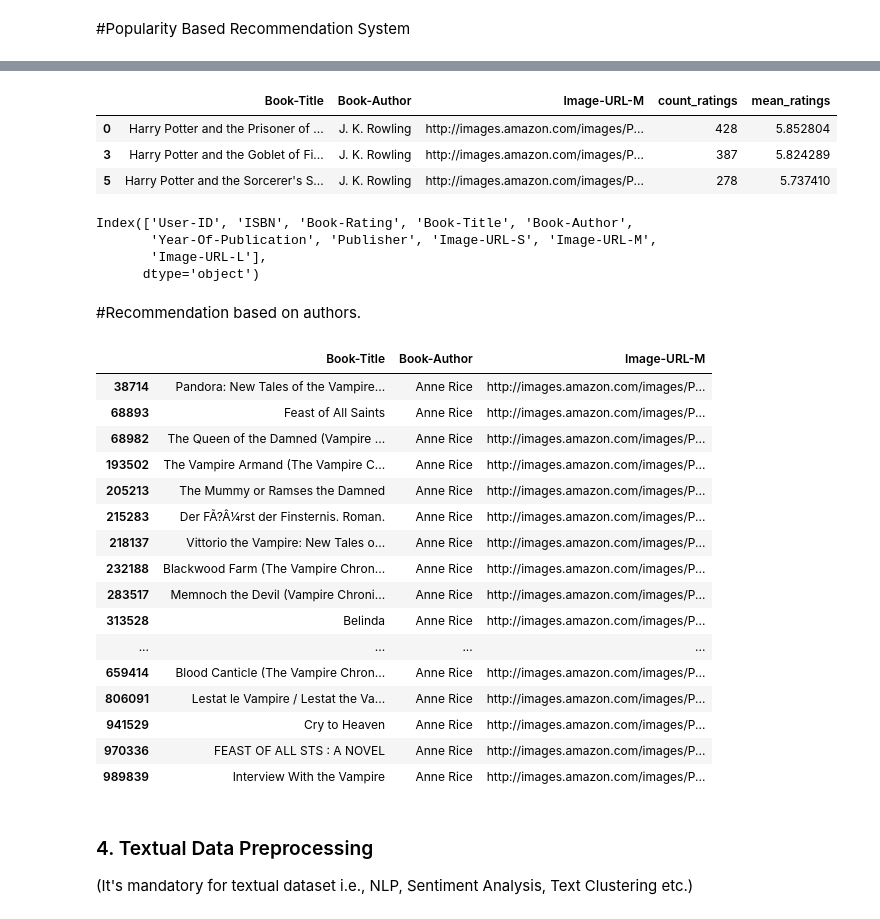
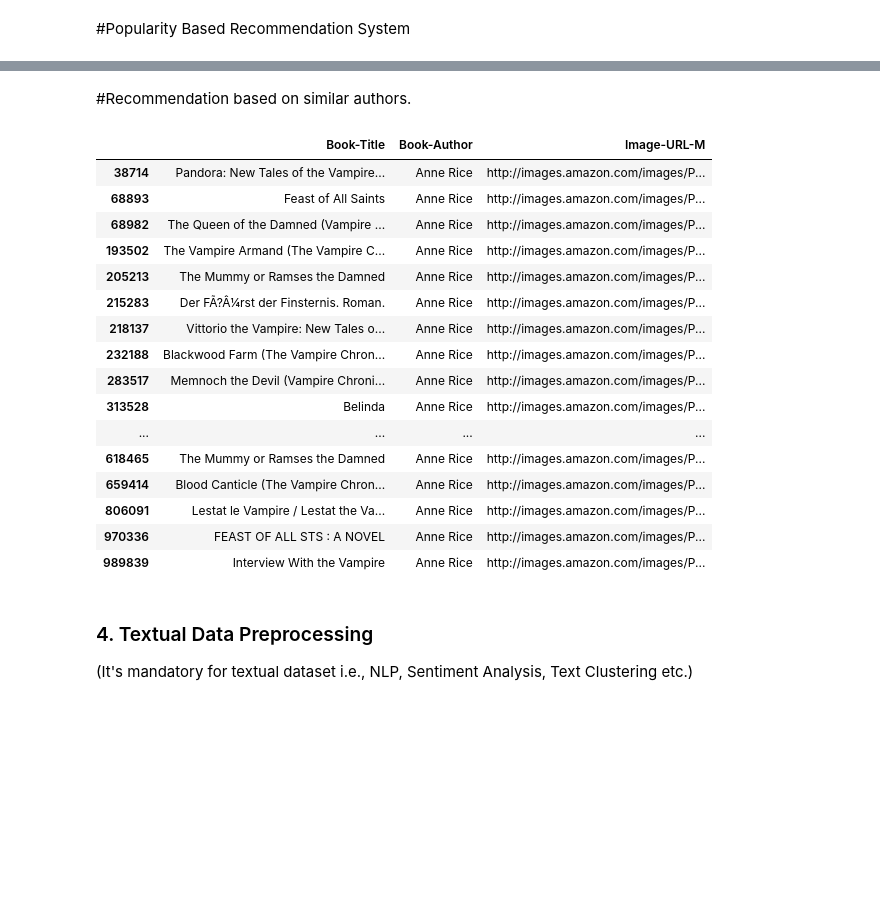
Before and after one commit to Pratik94229/Book-Recommendation-System, a Jupyter notebook: Books_Recommendation_System.ipynb, the cells around one changed output, grey strips where cells are left out. Cells and saved outputs as stored; diff of their text form; code cells hidden in the pictures; blank space fills up the shorter version.

```diff
--- a/Books_Recommendation_System.ipynb
+++ b/Books_Recommendation_System.ipynb
@@ -759,41 +829,28 @@ popular_books=popular_books[['Book-Title','Book-Author','Image-URL-M','count_rat
-# %%
-popular_books.head(3)
-# %% [output]
-|  | Book-Title | Book-Author | Image-URL-M | count_ratings | mean_ratings |
-| 0 | Harry Potter and the Prisoner of ... | J. K. Rowling | http://images.amazon.com/images/P... | 428 | 5.852804 |
-| 3 | Harry Potter and the Goblet of Fi... | J. K. Rowling | http://images.amazon.com/images/P... | 387 | 5.824289 |
-| 5 | Harry Potter and the Sorcerer's S... | J. K. Rowling | http://images.amazon.com/images/P... | 278 | 5.737410 |
-# %%
-merged_dataset.columns
-# %% [output]
-Index(['User-ID', 'ISBN', 'Book-Rating', 'Book-Title', 'Book-Author',
-       'Year-Of-Publication', 'Publisher', 'Image-URL-S', 'Image-URL-M',
-       'Image-URL-L'],
-      dtype='object')
 # %% [markdown]
-#Recommendation based on authors.
+#Recommendation based on similar authors.
 # %%
-def author_based_filtering(author):
+def author_based_filtering(author,book_name):
   df=merged_dataset[merged_dataset['Book-Author']==author].drop_duplicates('Year-Of-Publication')[['Book-Title','Book-Author','Image-URL-M']]
+  df=df[~(df['Book-Title'].str.contains(book_name))]
   return df
 # %%
-author_based_filtering('Anne Rice')
+author_based_filtering('Anne Rice','Cry to Heaven')
 # %% [output]
 |  | Book-Title | Book-Author | Image-URL-M |
 | 38714 | Pandora: New Tales of the Vampire... | Anne Rice | http://images.amazon.com/images/P... |
 | 68893 | Feast of All Saints | Anne Rice | http://images.amazon.com/images/P... |
 | 68982 | The Queen of the Damned (Vampire ... | Anne Rice | http://images.amazon.com/images/P... |
 | 193502 | The Vampire Armand (The Vampire C... | Anne Rice | http://images.amazon.com/images/P... |
 | 205213 | The Mummy or Ramses the Damned | Anne Rice | http://images.amazon.com/images/P... |
 | 215283 | Der FÃ?Â¼rst der Finsternis. Roman. | Anne Rice | http://images.amazon.com/images/P... |
 | 218137 | Vittorio the Vampire: New Tales o... | Anne Rice | http://images.amazon.com/images/P... |
 | 232188 | Blackwood Farm (The Vampire Chron... | Anne Rice | http://images.amazon.com/images/P... |
 | 283517 | Memnoch the Devil (Vampire Chroni... | Anne Rice | http://images.amazon.com/images/P... |
 | 313528 | Belinda | Anne Rice | http://images.amazon.com/images/P... |
 | ... | ... | ... | ... |
+| 618465 | The Mummy or Ramses the Damned | Anne Rice | http://images.amazon.com/images/P... |
 | 659414 | Blood Canticle (The Vampire Chron... | Anne Rice | http://images.amazon.com/images/P... |
 | 806091 | Lestat le Vampire / Lestat the Va... | Anne Rice | http://images.amazon.com/images/P... |
-| 941529 | Cry to Heaven | Anne Rice | http://images.amazon.com/images/P... |
 | 970336 | FEAST OF ALL STS : A NOVEL | Anne Rice | http://images.amazon.com/images/P... |
 | 989839 | Interview With the Vampire | Anne Rice | http://images.amazon.com/images/P... |
 # %% [markdown]
```
Also changed, not shown: parts of 78 cells of this notebook.
